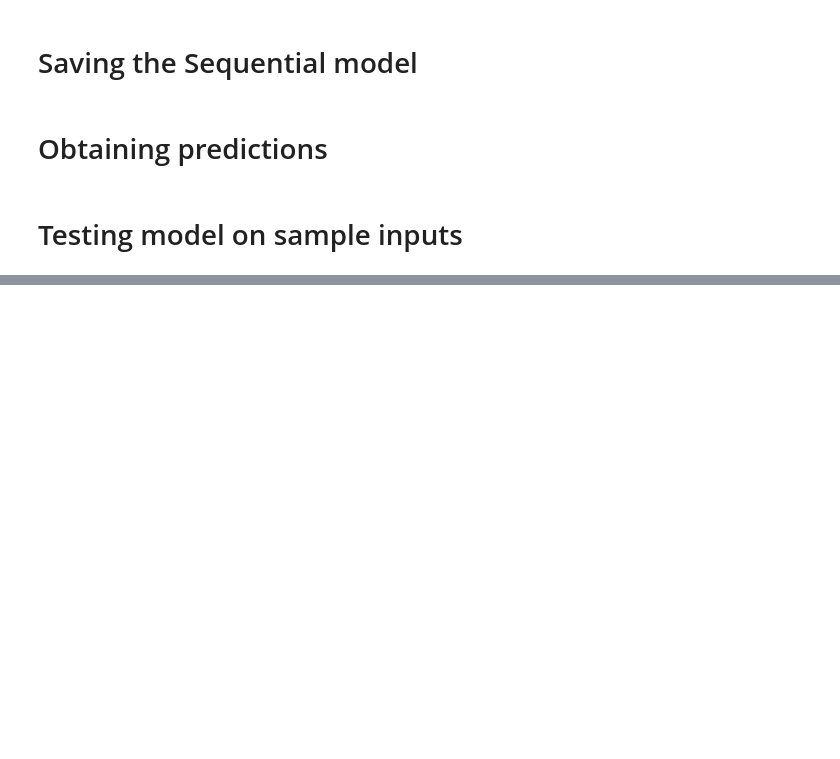
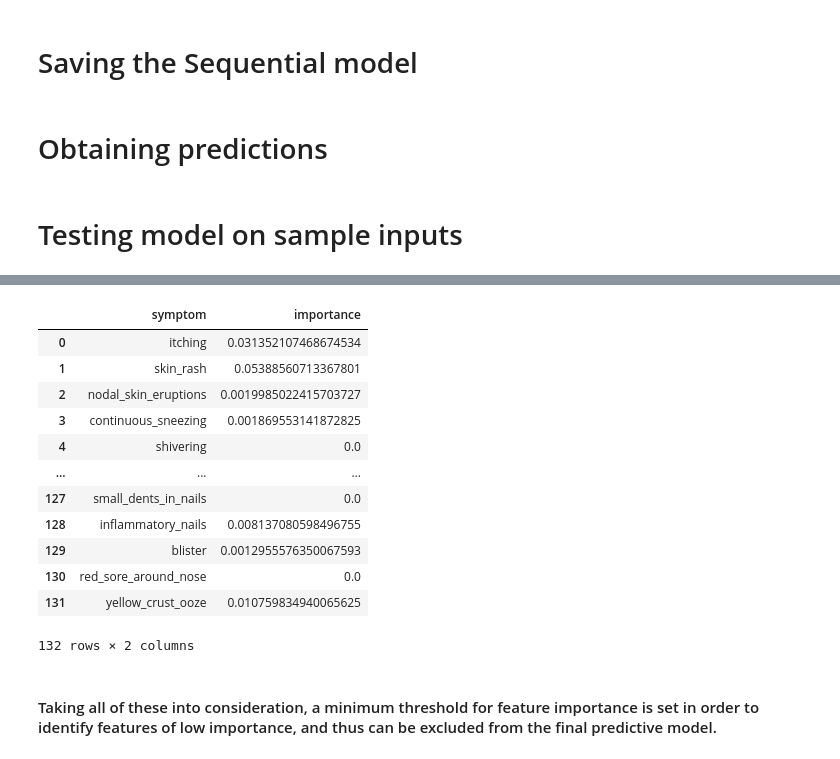
Before and after one commit to sukhada111/Disease-prediction-portal-with-Chatbot, a Jupyter notebook: ML Models/Disease Prediction Model.ipynb, the cells around one changed output, grey strips where cells are left out. Saved outputs shown, nothing was run; the diff lists cells and outputs as text; code cells hidden in the pictures; blank space fills up the shorter version.

```diff
--- a/ML Models/Disease Prediction Model.ipynb
+++ b/ML Models/Disease Prediction Model.ipynb
@@ -418,0 +429,13 @@ Top 3 disease predictions:
+# %%
+dftrain=pd.read_csv('../Dataset/Training.csv')
+dftest=pd.read_csv('../Dataset/Testing.csv')
+# %%
+# split dataset into attributes and labels
+X_train = dftrain.iloc[:, :-1].values # the training attributes
+y_train = dftrain.iloc[:, 132].values # the training labels
+X_test = dftest.iloc[:, :-1].values # the testing attributes
+y_test = dftest.iloc[:, 132].values # the testing labels
+# %%
+# using DT based on information gain
+classifierDT = DecisionTreeClassifier(splitter='best', criterion='entropy', min_samples_leaf=2)
+classifierDT.fit(X_train, y_train)
@@ -418,0 +475,4 @@ Top 3 disease predictions:
+# %%
+# identify the important features in DT
+imp = classifierDT.feature_importances_
+imp
@@ -418,0 +497,24 @@ Top 3 disease predictions:
+# %%
+columns = list(dftrain.columns)
+# combine list of symptoms and their feature importance into a 2D array
+columns = columns[:132]
+column_names = ['symptom', 'importance']
+df3 = np.vstack((columns, imp)).T
+df3 = pd.DataFrame(df3, columns = column_names)
+df3
+# %% [output]
+|  | symptom | importance |
+| 0 | itching | 0.031352107468674534 |
+| 1 | skin_rash | 0.05388560713367801 |
+| 2 | nodal_skin_eruptions | 0.0019985022415703727 |
+| 3 | continuous_sneezing | 0.001869553141872825 |
+| 4 | shivering | 0.0 |
+| ... | ... | ... |
+| 127 | small_dents_in_nails | 0.0 |
+| 128 | inflammatory_nails | 0.008137080598496755 |
+| 129 | blister | 0.0012955576350067593 |
+| 130 | red_sore_around_nose | 0.0 |
+| 131 | yellow_crust_ooze | 0.010759834940065625 |
+132 rows × 2 columns
+# %% [markdown]
+#### Taking all of these into consideration, a minimum threshold for feature importance is set in order to identify features of low importance, and thus can be excluded from the final predictive model.
```
Also changed, not shown: parts of 45 cells of this notebook, 2 other files.
